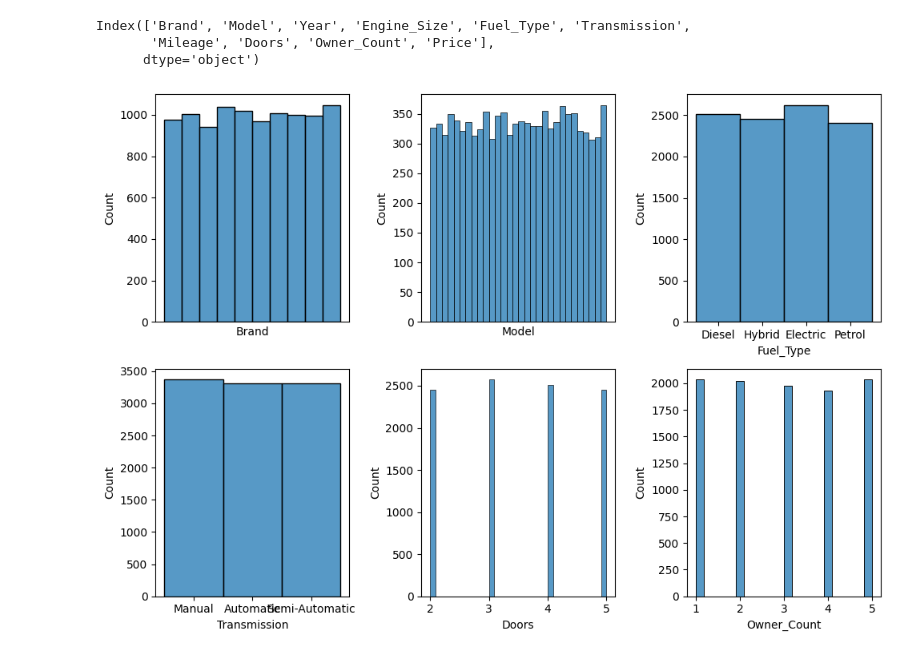
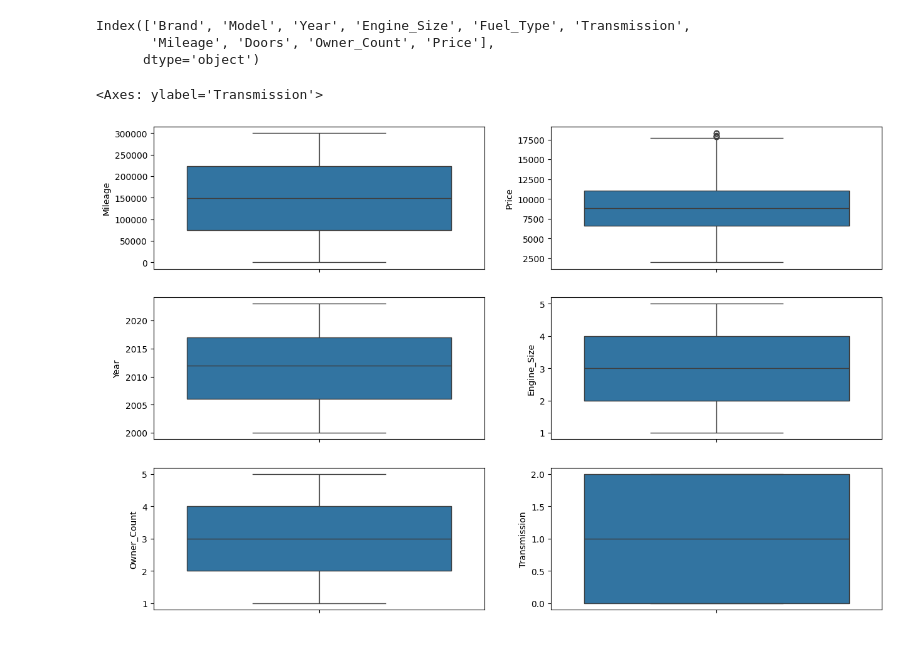
Before and after one commit to diegomacaya/car_study_eda, a Jupyter notebook: src/explore.ipynb, the cells around one changed output. Cells and saved outputs as stored; diff of their text form; code cells hidden in the pictures.

```diff
--- a/src/explore.ipynb
+++ b/src/explore.ipynb
@@ -38,0 +95,8 @@ memory usage: 781.4+ KB
+# %%
+#Análisis numérico-categórico
+sales_df["Brand"] = pd.factorize(sales_df["Brand"])[0]
+sales_df["Model"] = pd.factorize(sales_df["Model"])[0]
+sales_df["Fuel_Type"] = pd.factorize(sales_df["Fuel_Type"])[0]
+sales_df["Transmission"] = pd.factorize(sales_df["Transmission"])[0]
+
+sales_df.head()
@@ -43,25 +119,14 @@ Index(['Brand', 'Model', 'Year', 'Engine_Size', 'Fuel_Type', 'Transmission',
        'Mileage', 'Doors', 'Owner_Count', 'Price'],
       dtype='object')
 # %%
-import matplotlib.pyplot as plt
-import seaborn as sns
+fig, axis = plt.subplots(3, 2, figsize = (15, 10))
 
-fig, axis = plt.subplots(2,3,figsize=(10,7))
-#histogramas de las variables
-sns.histplot(ax= axis[0,0],data=sales_df,x='Brand').set_xticks([])
-sns.histplot(ax= axis[0,1],data=sales_df,x='Model').set_xticks([])
-sns.histplot(ax= axis[0,2],data=sales_df,x='Fuel_Type')
-sns.histplot(ax= axis[1,0],data=sales_df,x='Transmission')
-sns.histplot(ax= axis[1,1],data=sales_df,x='Doors')
-sns.histplot(ax= axis[1,2],data=sales_df,x='Owner_Count')
-
-#plt.setp(axis[0, 0].xaxis.get_majorticklabels(), rotation=90, ha='right')
-#plt.setp(axis[1, 2].xaxis.get_majorticklabels(), rotation=90, ha='right')
-
-#para borrar graficos en blanco
-#fig.delaxes(axis[1,2])
-
-plt.tight_layout()
-plt.show()
+sns.boxplot(ax = axis[0, 0], data = sales_df, y = "Mileage")
+sns.boxplot(ax = axis[0, 1], data = sales_df, y = "Price")
+sns.boxplot(ax = axis[1, 0], data = sales_df, y = "Year")
+sns.boxplot(ax = axis[1, 1], data = sales_df, y = "Engine_Size")
+sns.boxplot(ax = axis[2, 0], data = sales_df, y = "Owner_Count")
+sns.boxplot(ax = axis[2, 1], data = sales_df, y = "Transmission")
 # %% [output]
+<Axes: ylabel='Transmission'>
-[figure, old version]
+[figure, new version]
```
Also changed, not shown: parts of 15 cells of this notebook, 2 other files.
